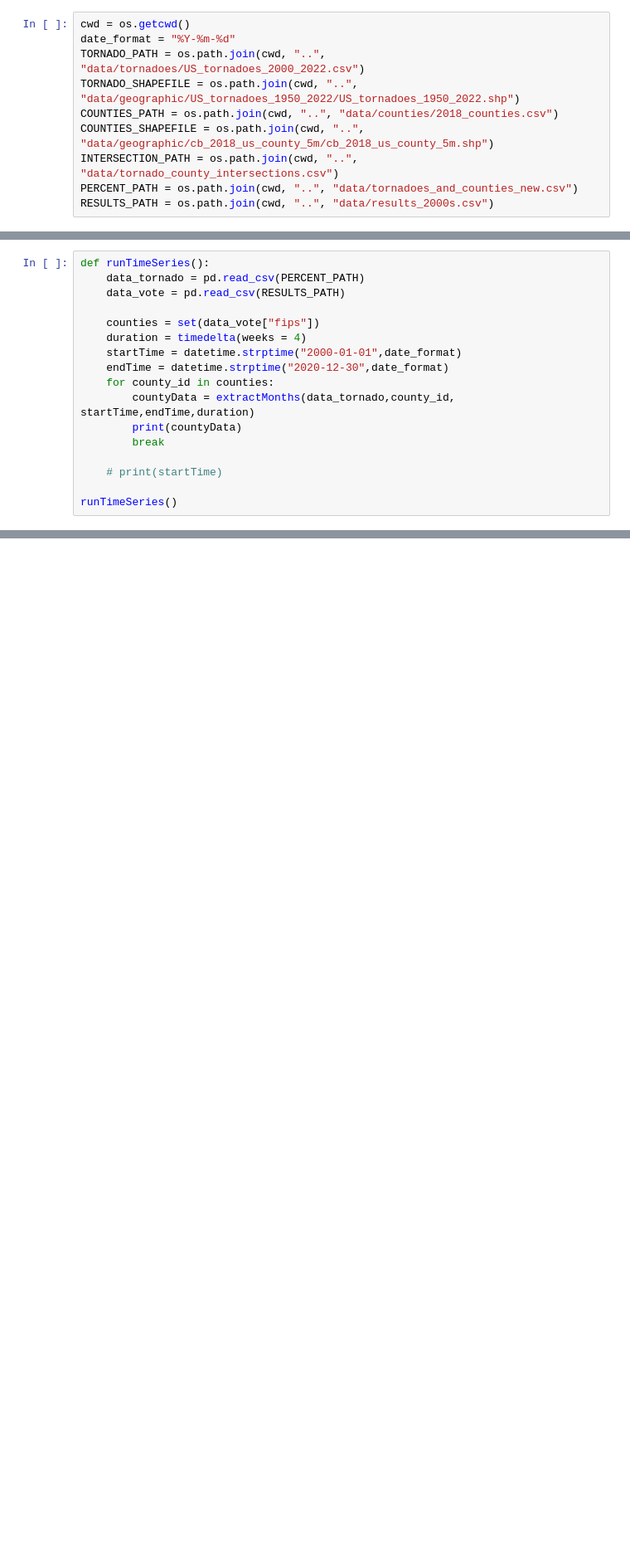
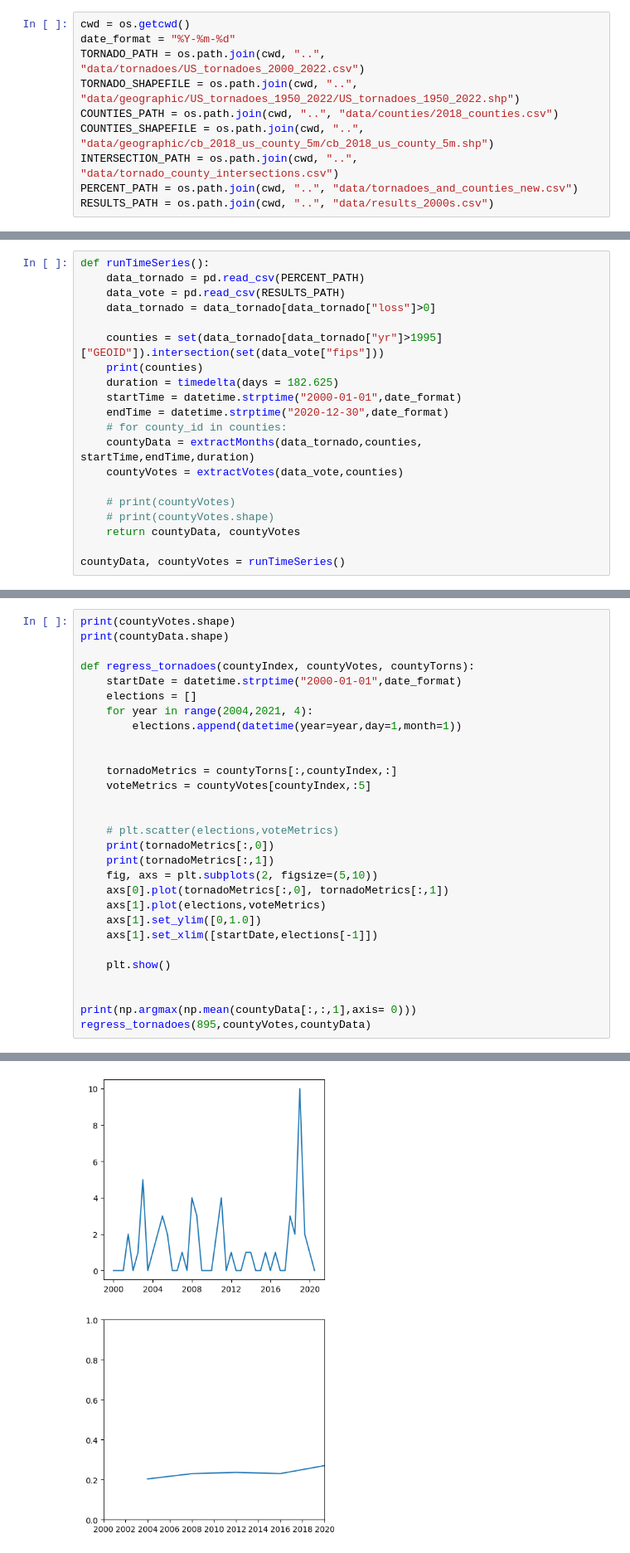
Before and after one commit to kmorhun/disasters_and_politics, a Jupyter notebook: src/time_series.ipynb, the cells around one changed output, grey strips where cells are left out. Shown at 83% size. Cells and saved outputs as stored; diff of their text form; blank space fills up the shorter version.

Commit message:
added more time series stuff

```diff
--- a/src/time_series.ipynb
+++ b/src/time_series.ipynb
@@ -47,17 +70,20 @@ def extractMonths(data_tornado, county_id, startDate, endDate, duration):
 def runTimeSeries():
     data_tornado = pd.read_csv(PERCENT_PATH)
     data_vote = pd.read_csv(RESULTS_PATH)
+    data_tornado = data_tornado[data_tornado["loss"]>0]
 
-    counties = set(data_vote["fips"])
-    duration = timedelta(weeks = 4)
+    counties = set(data_tornado[data_tornado["yr"]>1995]["GEOID"]).intersection(set(data_vote["fips"]))
+    print(counties)
+    duration = timedelta(days = 182.625)
     startTime = datetime.strptime("2000-01-01",date_format)
     endTime = datetime.strptime("2020-12-30",date_format)
-    for county_id in counties:
-        countyData = extractMonths(data_tornado,county_id, startTime,endTime,duration)
-        print(countyData)
-        break
+    # for county_id in counties:
+    countyData = extractMonths(data_tornado,counties, startTime,endTime,duration)
+    countyVotes = extractVotes(data_vote,counties)
 
-    # print(startTime)
+    # print(countyVotes)
+    # print(countyVotes.shape)
+    return countyData, countyVotes
 
-runTimeSeries()
+countyData, countyVotes = runTimeSeries()
 # %% [output]
@@ -64,0 +107,30 @@ TypeError: descriptor 'strftime' for 'datetime.date' objects doesn't apply to a
+# %%
+print(countyVotes.shape)
+print(countyData.shape)
+
+def regress_tornadoes(countyIndex, countyVotes, countyTorns):
+    startDate = datetime.strptime("2000-01-01",date_format)
+    elections = []
+    for year in range(2004,2021, 4):
+        elections.append(datetime(year=year,day=1,month=1))
+
+
+    tornadoMetrics = countyTorns[:,countyIndex,:]
+    voteMetrics = countyVotes[countyIndex,:5]
+
+
+    # plt.scatter(elections,voteMetrics)
+    print(tornadoMetrics[:,0])
+    print(tornadoMetrics[:,1])
+    fig, axs = plt.subplots(2, figsize=(5,10))
+    axs[0].plot(tornadoMetrics[:,0], tornadoMetrics[:,1])
+    axs[1].plot(elections,voteMetrics)
+    axs[1].set_ylim([0,1.0])
+    axs[1].set_xlim([startDate,elections[-1]])
+
+    plt.show()
+
+
+print(np.argmax(np.mean(countyData[:,:,1],axis= 0)))
+regress_tornadoes(895,countyVotes,countyData)
+# %% [output]
@@ -64,0 +154 @@ TypeError: descriptor 'strftime' for 'datetime.date' objects doesn't apply to a
+[figure, added]
```
Also changed, not shown: parts of 3 cells of this notebook.
